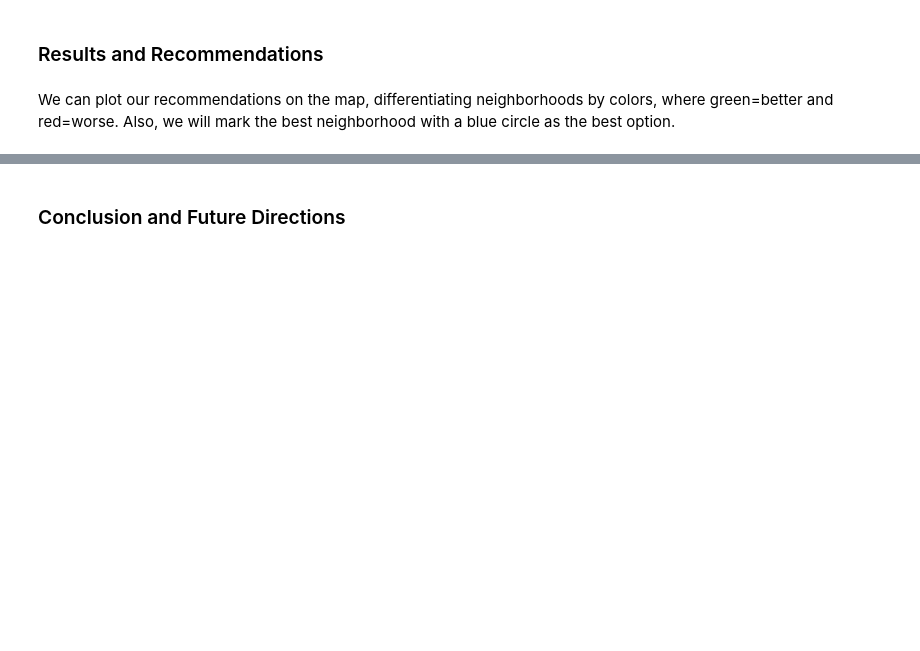
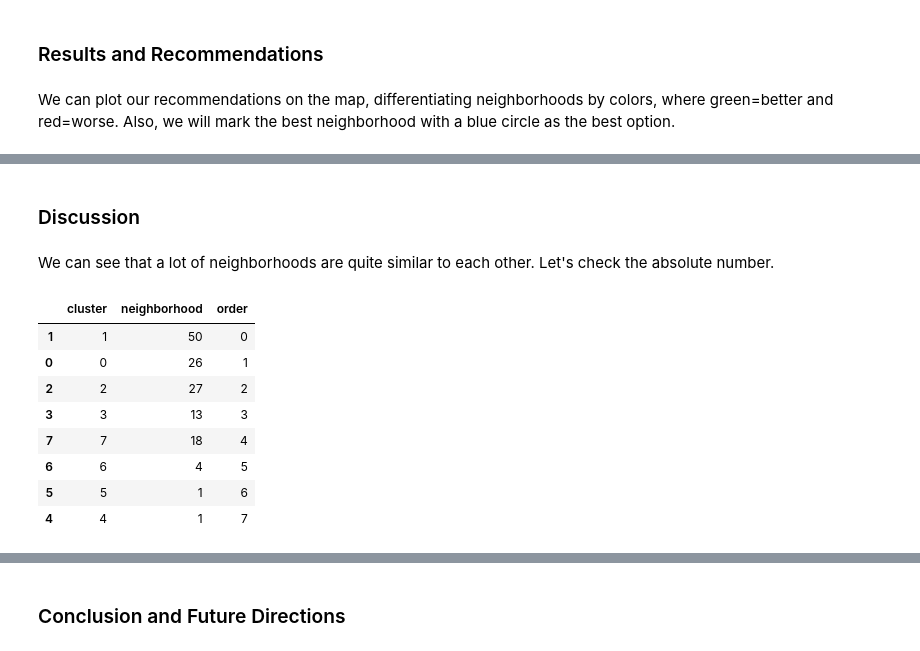
Before and after one commit to deisdenis/Coursera_Capstone, a Jupyter notebook: capstone.ipynb, the cells around one changed output, grey strips where cells are left out. Cells and saved outputs as stored; diff of their text form; code cells hidden in the pictures; blank space fills up the shorter version.

Commit message:
Capstone report discussion section added

```diff
--- a/capstone.ipynb
+++ b/capstone.ipynb
@@ -602,3 +602,23 @@ folium.CircleMarker(
 map_clusters
 # %% [output]
 [interactive output not drawn]
+# %% [markdown]
+### Discussion
+# %% [markdown]
+We can see that a lot of neighborhoods are quite similar to each other. Let's check the absolute number.
+# %%
+cluster_sizes = neighborhoods_norm[['neighborhood', 'cluster']].groupby('cluster').count()
+cluster_sizes.reset_index(inplace=True)
+cluster_sizes['order'] = clusters.index[cluster_sizes['cluster']]
+cluster_sizes.sort_values(by='order', inplace=True)
+cluster_sizes
+# %% [output]
+|  | cluster | neighborhood | order |
+| 1 | 1 | 50 | 0 |
+| 0 | 0 | 26 | 1 |
+| 2 | 2 | 27 | 2 |
+| 3 | 3 | 13 | 3 |
+| 7 | 7 | 18 | 4 |
+| 6 | 6 | 4 | 5 |
+| 5 | 5 | 1 | 6 |
+| 4 | 4 | 1 | 7 |
```
Also changed, not shown: parts of 2 cells of this notebook, 1 other file.
